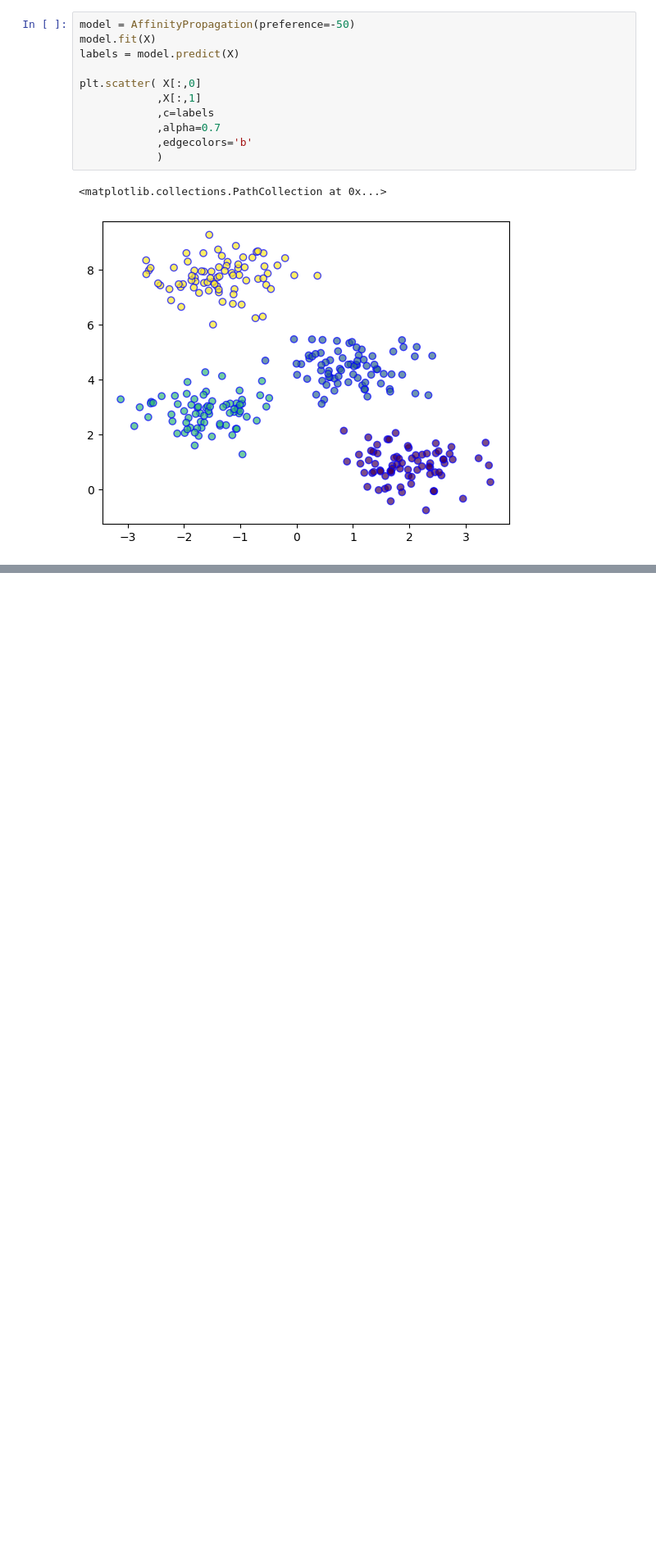
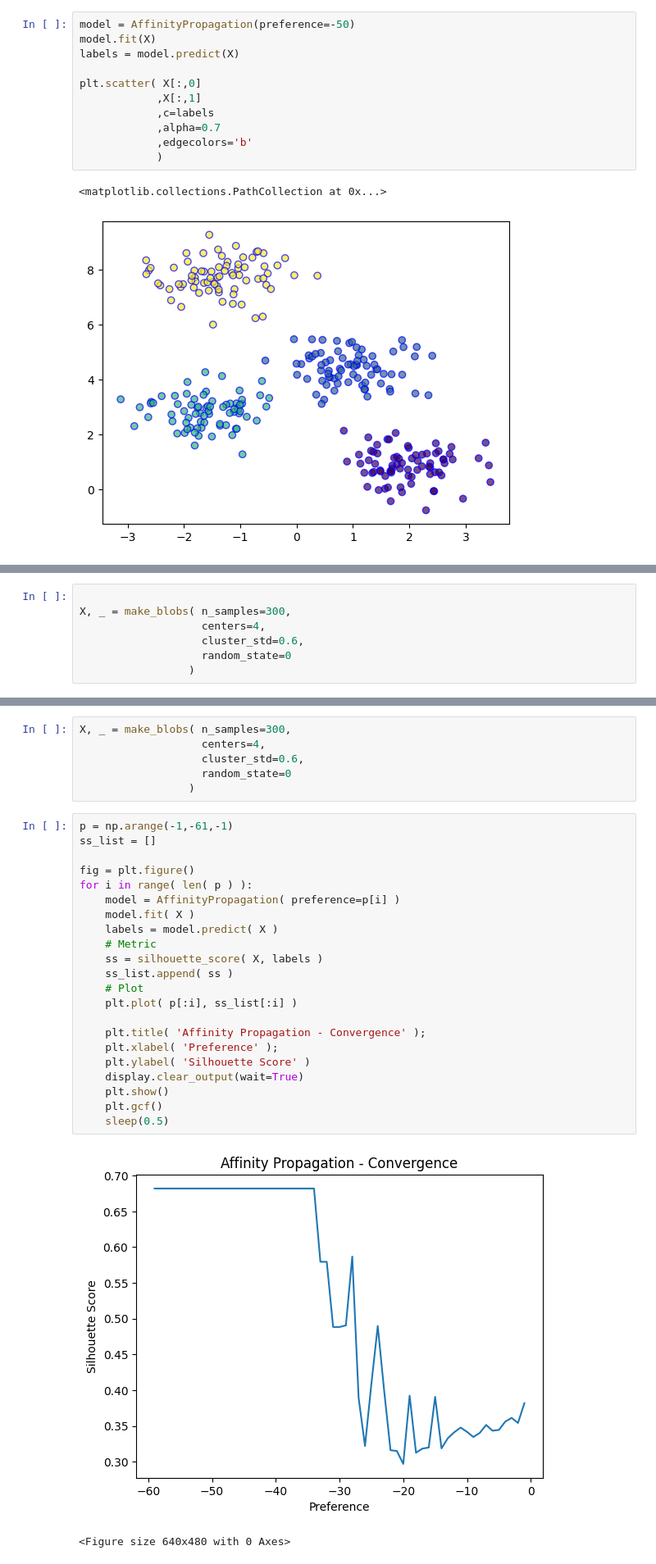
Before and after one commit to thiago-vale/machine-learning, a Jupyter notebook: affinity-propagation/notebook/affinity-propagation.ipynb, the cells around one changed output, grey strips where cells are left out. Shown: that part at 82% size. Saved outputs shown, nothing was run; the diff lists cells and outputs as text; blank space fills up the shorter version.

Commit message:
metricas do affinitypropagation

```diff
--- a/affinity-propagation/notebook/affinity-propagation.ipynb
+++ b/affinity-propagation/notebook/affinity-propagation.ipynb
@@ -57,0 +69,7 @@ plt.scatter( X[:,0]
+# %%
+
+X, _ = make_blobs( n_samples=300,
+                   centers=4,
+                   cluster_std=0.6,
+                   random_state=0
+                 )
@@ -57,0 +109,31 @@ plt.scatter( X[:,0]
+# %%
+X, _ = make_blobs( n_samples=300,
+                   centers=4,
+                   cluster_std=0.6,
+                   random_state=0
+                 )
+# %%
+p = np.arange(-1,-61,-1)
+ss_list = []
+
+fig = plt.figure()
+for i in range( len( p ) ):
+    model = AffinityPropagation( preference=p[i] )
+    model.fit( X )
+    labels = model.predict( X )
+    # Metric
+    ss = silhouette_score( X, labels )
+    ss_list.append( ss )
+    # Plot
+    plt.plot( p[:i], ss_list[:i] )
+
+    plt.title( 'Affinity Propagation - Convergence' );
+    plt.xlabel( 'Preference' );
+    plt.ylabel( 'Silhouette Score' )
+    display.clear_output(wait=True)
+    plt.show()
+    plt.gcf()
+    sleep(0.5)
+# %% [output]
+[figure, added]
+<Figure size 640x480 with 0 Axes>
```
Also changed, not shown: parts of 7 cells of this notebook.
